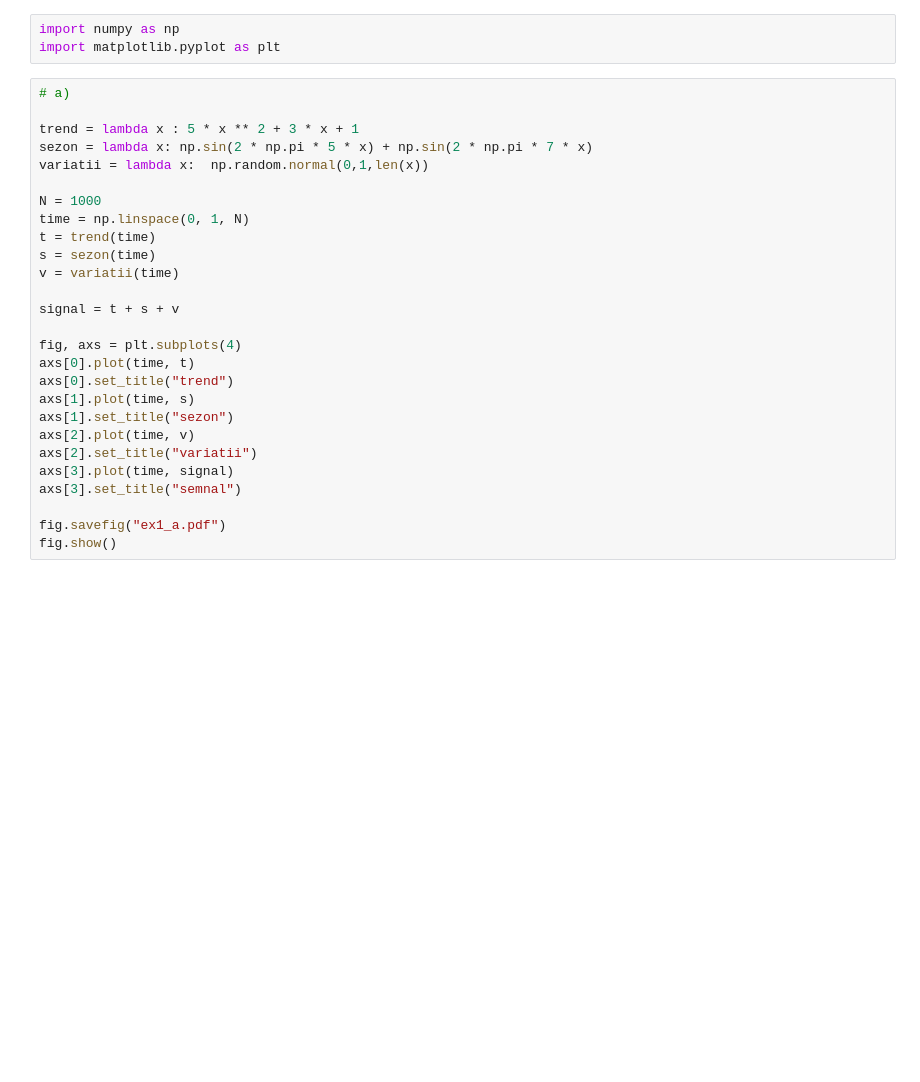
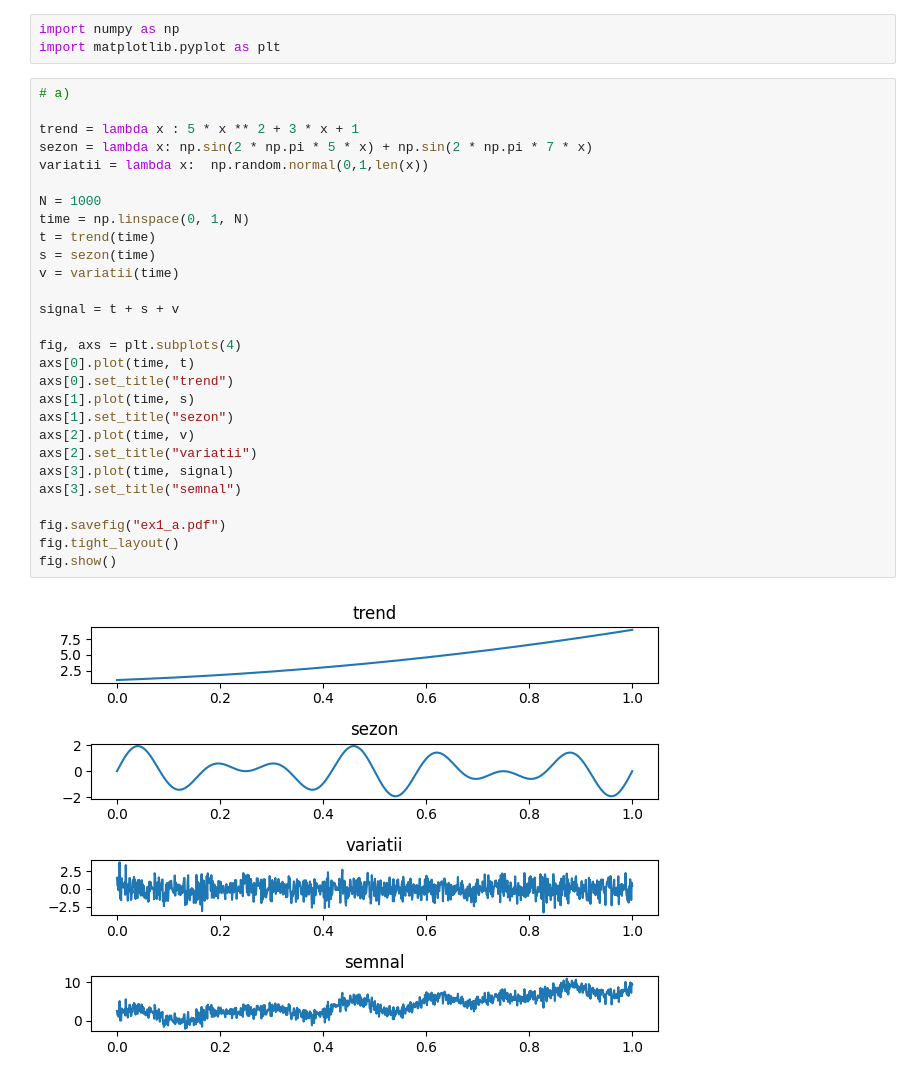
Before and after one commit to lowLevelGod/Procesarea-Semnalelor, a Jupyter notebook: Lab8/lab8.ipynb, the cells around one changed output. Drawn from its saved outputs; the diff is of its cells as text; blank space fills up the shorter version.

```diff
--- a/Lab8/lab8.ipynb
+++ b/Lab8/lab8.ipynb
@@ -4,30 +4,33 @@ import matplotlib.pyplot as plt
 # %%
 # a)
 
 trend = lambda x : 5 * x ** 2 + 3 * x + 1
 sezon = lambda x: np.sin(2 * np.pi * 5 * x) + np.sin(2 * np.pi * 7 * x)
 variatii = lambda x:  np.random.normal(0,1,len(x))
 
 N = 1000
 time = np.linspace(0, 1, N)
 t = trend(time)
 s = sezon(time)
 v = variatii(time)
 
 signal = t + s + v
 
 fig, axs = plt.subplots(4)
 axs[0].plot(time, t)
 axs[0].set_title("trend")
 axs[1].plot(time, s)
 axs[1].set_title("sezon")
 axs[2].plot(time, v)
 axs[2].set_title("variatii")
 axs[3].plot(time, signal)
 axs[3].set_title("semnal")
 
 fig.savefig("ex1_a.pdf")
+fig.tight_layout()
 fig.show()
+# %% [output]
+[figure, added]
 # %%
 # b)
 
```
Also changed, not shown: parts of 3 cells of this notebook, 2 other files.
